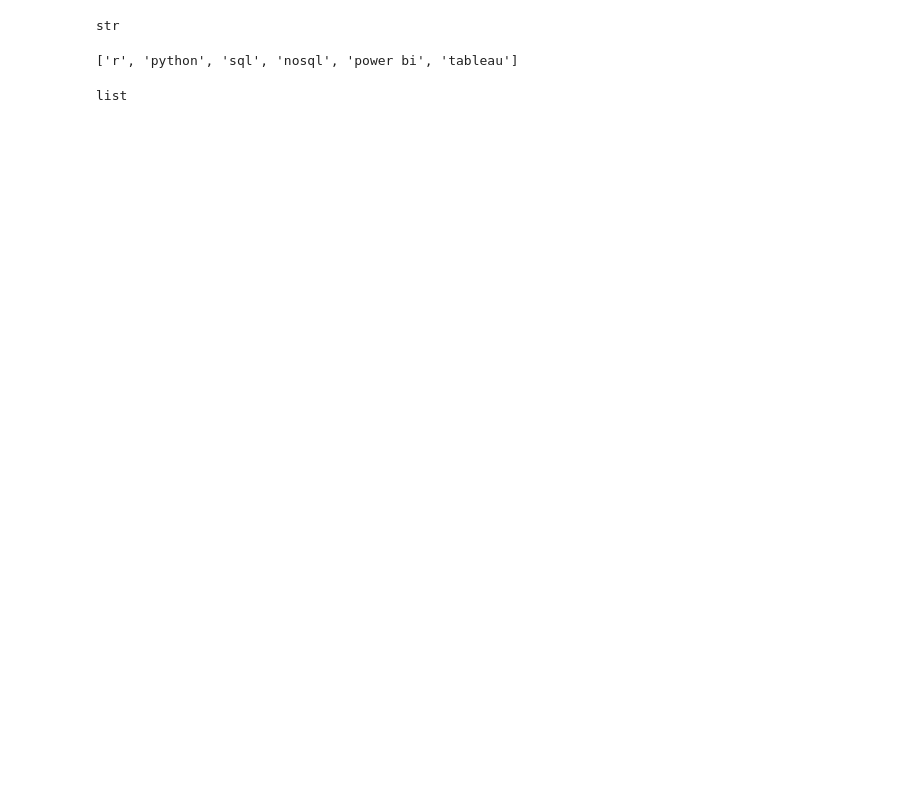
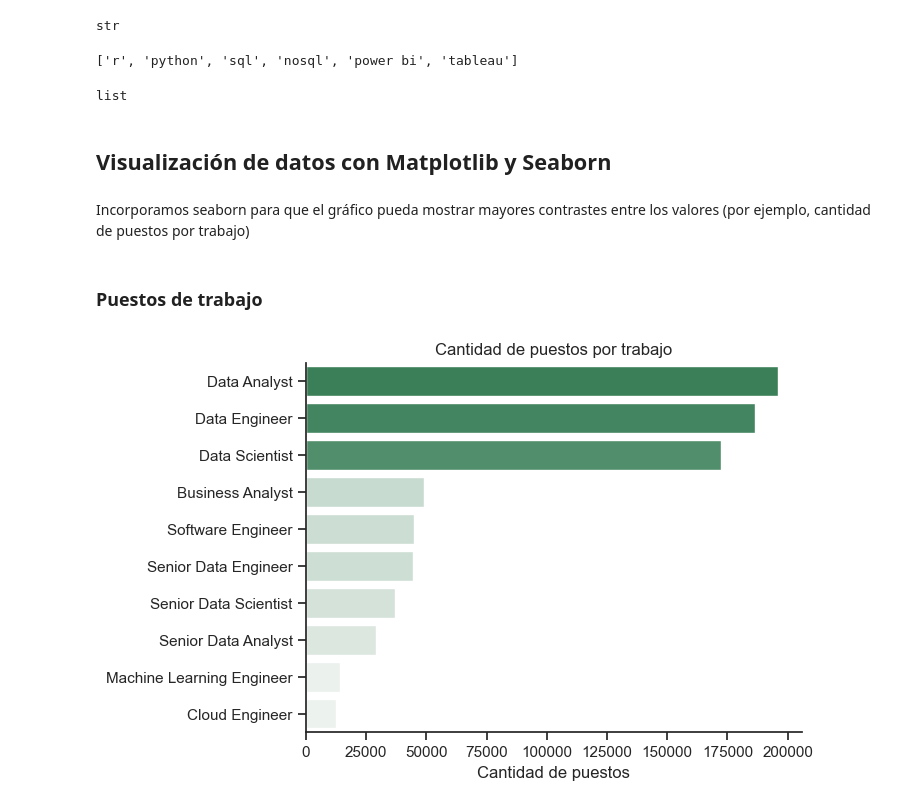
Before and after one commit to sofialaveihle/python-data-analytics-project, a Jupyter notebook: 1_EDA.ipynb, the cells around one changed output. Cells and saved outputs as stored; diff of their text form; code cells hidden in the pictures; blank space fills up the shorter version.

Commit message:
Exploratory Data Analysis

```diff
--- a/1_EDA.ipynb
+++ b/1_EDA.ipynb
@@ -62,3 +62,27 @@ df['job_skills'][1]
 type(df['job_skills'][1])
 # %% [output]
 list
+# %% [markdown]
+## Visualización de datos con Matplotlib y Seaborn
+# %% [markdown]
+Incorporamos seaborn para que el gráfico pueda mostrar mayores contrastes entre los valores (por ejemplo, cantidad de puestos por trabajo)
+# %% [markdown]
+### Puestos de trabajo
+# %%
+df_plot = df['job_title_short'].value_counts().to_frame()
+
+sns.set_theme(style='ticks')
+sns.barplot(
+    data=df_plot,
+    x='count',
+    y='job_title_short',
+    hue='count', # Tono / gradación de color según la cantidad de puestos
+    palette='light:seagreen', # En caso de querer revertir el orden de los colores, usar _r (light:seagreen_r)
+    legend=False)
+sns.despine() # Elimina los bordes del gráfico
+plt.title('Cantidad de puestos por trabajo')
+plt.xlabel('Cantidad de puestos')
+plt.ylabel('')
+plt.show()
+# %% [output]
+[figure, added]
```
Also changed, not shown: parts of 24 cells of this notebook.
